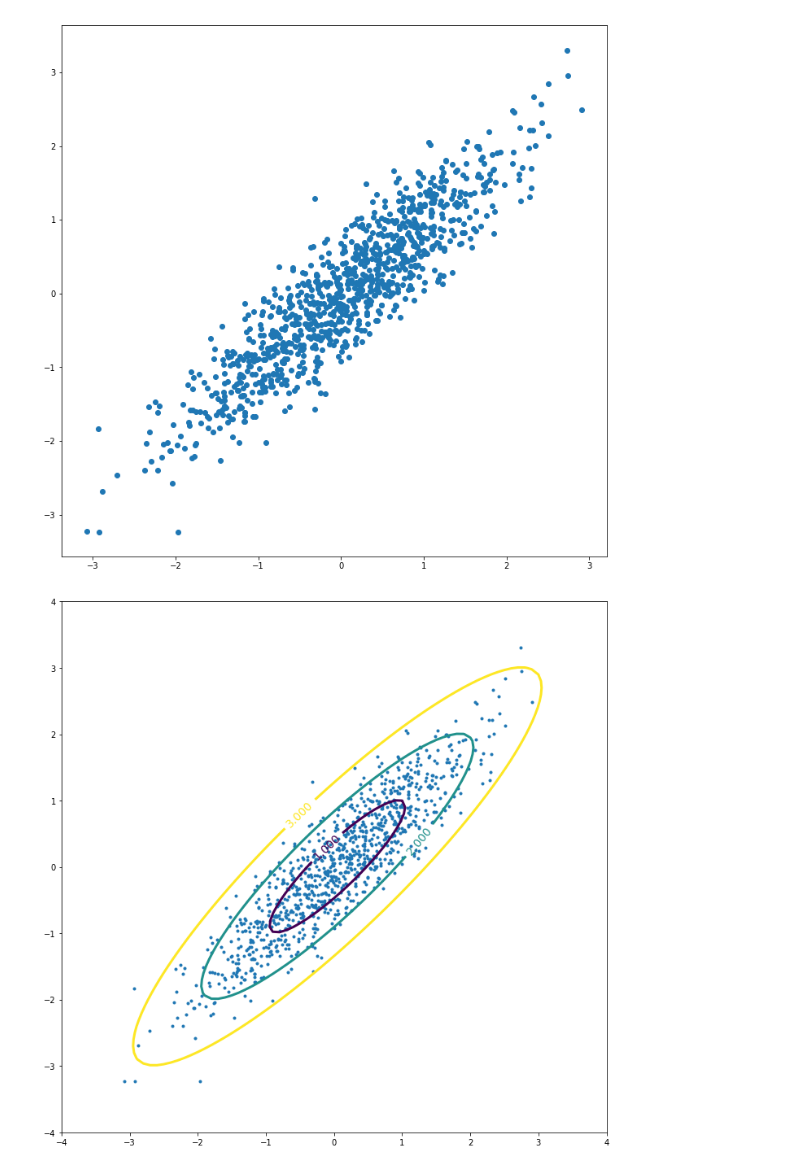
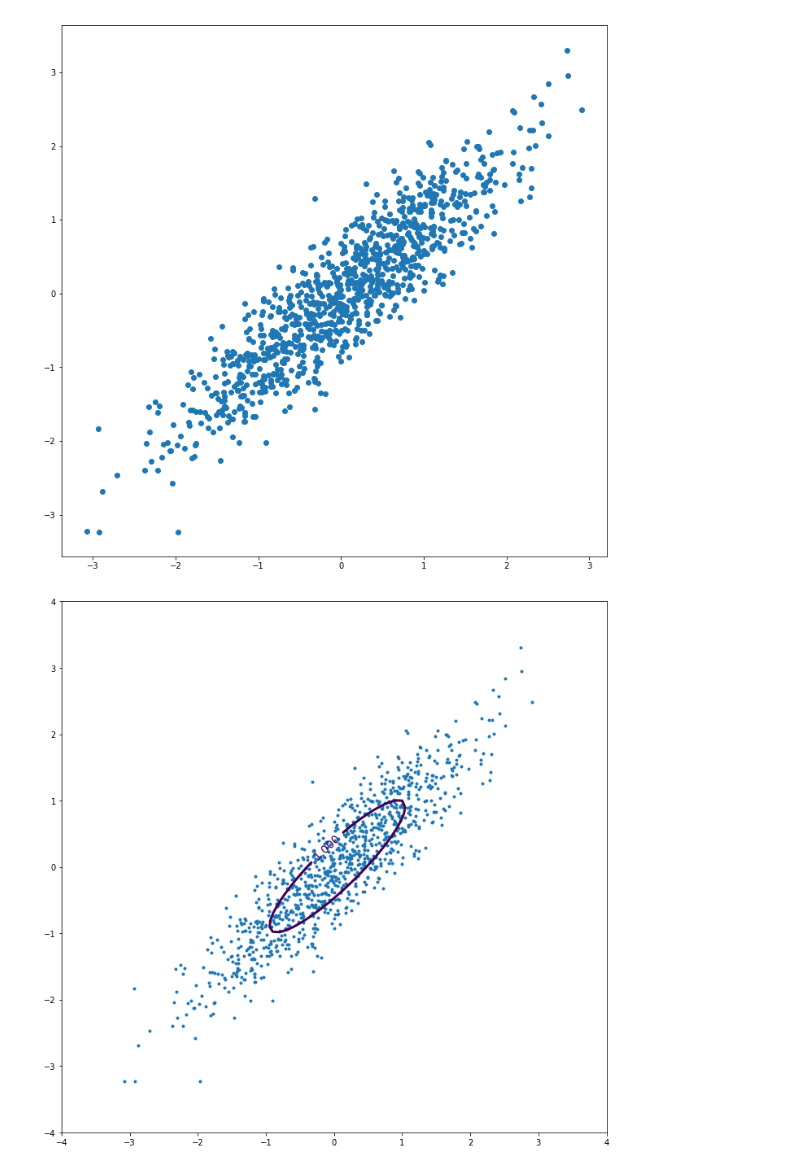
Before and after one commit to sujan-sube/pattern-recognition-asgmt, a Jupyter notebook: assignment-1/assignment-1.ipynb, the cells around one changed output. Saved outputs shown, nothing was run; the diff lists cells and outputs as text; code cells hidden in the pictures.

```diff
--- a/assignment-1/assignment-1.ipynb
+++ b/assignment-1/assignment-1.ipynb
@@ -92,7 +77,7 @@ z = (x - mean0) ** 2 + (y - mean1) ** 2
 # transform given point (x, y) using matrix A
 def transform(x, y, A):
     data = np.array([x, y])
-    z = np.sqrt(np.matmul(data.T, np.matmul(A, data))) # sqrt([x, y]*A*[x, y].T)
+    z = np.sqrt(np.absolute(np.matmul(data.T, np.matmul(A, data)))) # sqrt([x, y]*A*[x, y].T)
     return np.diag(z)
 
 # manipulate circle to obtain standard deviation contour
@@ -106,7 +91,7 @@ fig, ax = plt.subplots(figsize=(12,12))
 plt.scatter(Y[:,0], Y[:,1], marker='.')
 
 # plot contour
-cs = ax.contour(x, y, zt, levels=[1, 2, 3], linewidths=3)
+cs = ax.contour(x, y, zt, levels=[1], linewidths=3)
 ax.clabel(cs, inline=1, fontsize=14)
 
 # plot formatting
@@ -146,32 +158,32 @@ xv = np.arange(-4, 4, 0.1)
 yv = np.arange(-4, 4, 0.1)
 x, y = np.meshgrid(xv, yv)
 z = (x - mean0) ** 2 + (y - mean1) ** 2
 
 # transform given point (x, y) using matrix A
 def transform(x, y, A):
     data = np.array([x, y])
     z = np.sqrt(np.matmul(data.T, np.matmul(A, data))) # sqrt([x, y]*A*[x, y].T)
     return np.diag(z)
 
 # manipulate circle to obtain standard deviation contour
 gridsize = len(x)
 zt = np.empty((gridsize, gridsize))
 for i in range(gridsize):
     zt[i] = transform(x[i] - mean0, y[i] - mean1, A)
 
 # from part a
 fig, ax = plt.subplots(figsize=(12,12))
 plt.scatter(Y[:,0], Y[:,1], marker='.')
 
 # plot contour
-cs = ax.contour(x, y, zt, levels=[1, 2, 3], linewidths=3)
+cs = ax.contour(x, y, zt, levels=[1], linewidths=3)
 ax.clabel(cs, inline=1, fontsize=14)
 
 # plot formatting
 xmin, ymin = -4, -4
 xmax, ymax = 4, 4
 ax.set_xlim([xmin, xmax])
 ax.set_ylim([ymin, ymax])
 plt.show()
 # %% [output]
-[figure, old version]
+[figure, new version]
```
Also changed, not shown: parts of 15 cells of this notebook, 5 other files.
